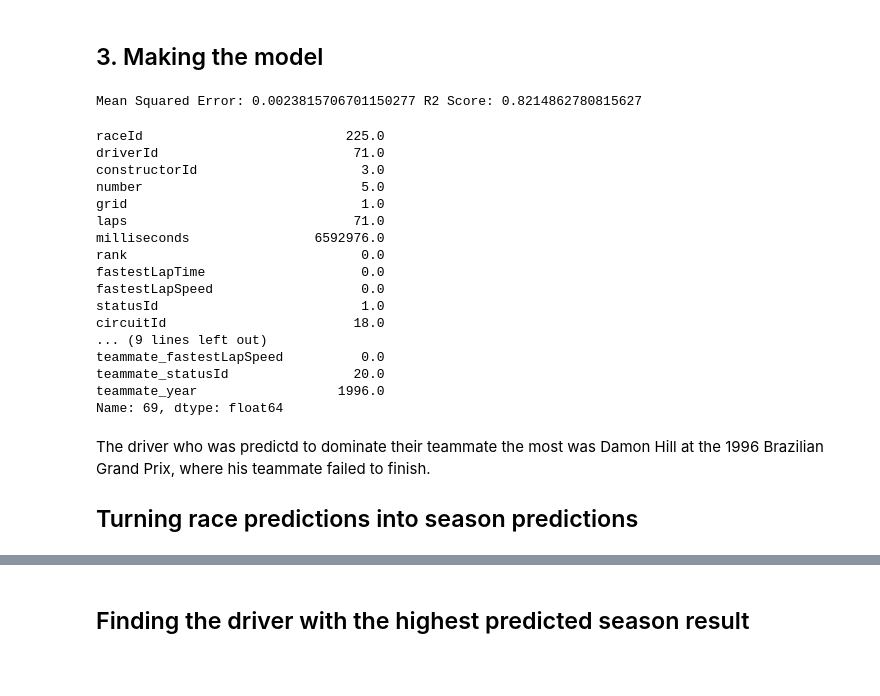
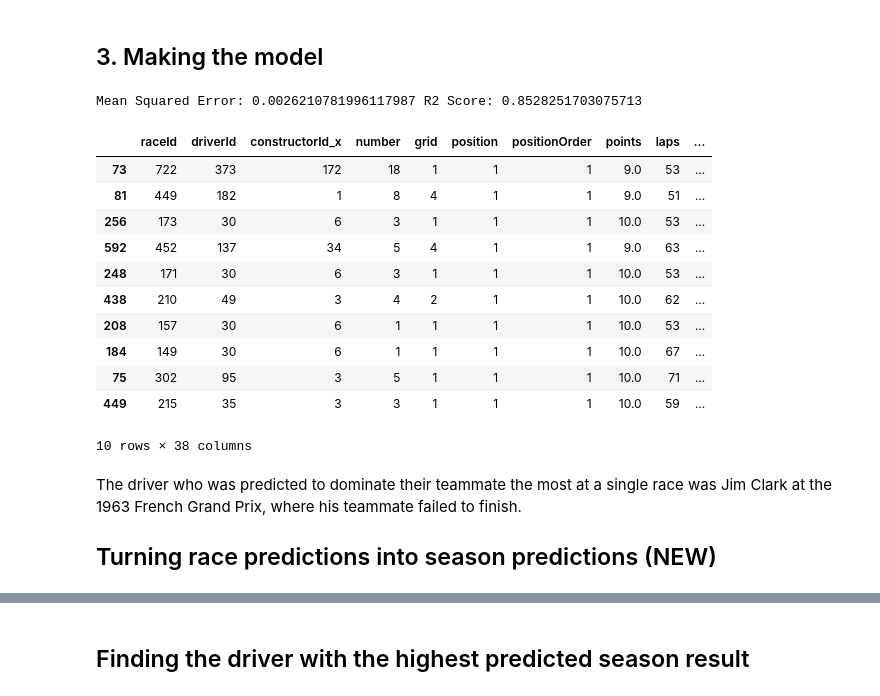
Before and after one commit to karloskarl/F1Analysis, a Jupyter notebook: dominantdriver.ipynb, the cells around one changed output, grey strips where cells are left out. Drawn from its saved outputs; the diff is of its cells as text; code cells hidden in the pictures; blank space fills up the shorter version.

Commit message:
Single race prediction fixed

```diff
--- a/dominantdriver.ipynb
+++ b/dominantdriver.ipynb
@@ -100,9 +126,9 @@ from sklearn.ensemble import RandomForestRegressor
 from sklearn.model_selection import train_test_split
 from sklearn.metrics import mean_squared_error
 
-all_results = all_results.dropna()
+training_all_results = all_results.drop(columns=['points_difference','points','teammate_points','points_difference_ratio', 'position', 'teammate_position', 'positionOrder', 'teammate_positionOrder'])
 
-X = all_results.drop(columns=['points_difference','points','teammate_points','points_difference_ratio', 'position', 'teammate_position', 'positionOrder', 'teammate_positionOrder'])
+X = training_all_results
 y = all_results['points_difference_ratio']
 
 X_train, X_test, y_train, y_test = train_test_split(X, y, test_size=0.2, random_state=42)
@@ -121,38 +147,28 @@ mse = mean_squared_error(y_test, y_pred)
 r2 = model.score(X_test, y_test)
 print("Mean Squared Error:", mse, "R2 Score:", r2)
 # %% [output]
-Mean Squared Error: 0.0023815706701150277 R2 Score: 0.8214862780815627
+Mean Squared Error: 0.0026210781996117987 R2 Score: 0.8528251703075713
-# %%
-# Find the driver with the highest predicted points difference
-max_index = np.argmax(y_pred)
-
-max_driver = X_test.iloc[max_index]
-
-# Find the driver with the highest actual points difference
-max_index = np.argmax(y_test)
-
-max_driver = X_test.iloc[max_index]
-
-print(max_driver)
-# %% [output]
-raceId                          225.0
-driverId                         71.0
-constructorId                     3.0
-number                            5.0
-grid                              1.0
-laps                             71.0
-milliseconds                6592976.0
-rank                              0.0
-fastestLapTime                    0.0
-fastestLapSpeed                   0.0
-statusId                          1.0
-circuitId                        18.0
-... (9 lines left out)
-teammate_fastestLapSpeed          0.0
-teammate_statusId                20.0
-teammate_year                  1996.0
-Name: 69, dtype: float64
+# %%
+predictions = model.predict(training_all_results)
+
+all_results['predicted_points_difference_ratio'] = predictions
+
+# Find the highest predict points difference ratio
+all_results.sort_values(by=['predicted_points_difference_ratio'], ascending=False).head(10)
+# %% [output]
+|  | raceId | driverId | constructorId_x | number | grid | position | positionOrder | points | laps | ... |
+| 73 | 722 | 373 | 172 | 18 | 1 | 1 | 1 | 9.0 | 53 | ... |
+| 81 | 449 | 182 | 1 | 8 | 4 | 1 | 1 | 9.0 | 51 | ... |
+| 256 | 173 | 30 | 6 | 3 | 1 | 1 | 1 | 10.0 | 53 | ... |
+| 592 | 452 | 137 | 34 | 5 | 4 | 1 | 1 | 9.0 | 63 | ... |
+| 248 | 171 | 30 | 6 | 3 | 1 | 1 | 1 | 10.0 | 53 | ... |
+| 438 | 210 | 49 | 3 | 4 | 2 | 1 | 1 | 10.0 | 62 | ... |
+| 208 | 157 | 30 | 6 | 1 | 1 | 1 | 1 | 10.0 | 53 | ... |
+| 184 | 149 | 30 | 6 | 1 | 1 | 1 | 1 | 10.0 | 67 | ... |
+| 75 | 302 | 95 | 3 | 5 | 1 | 1 | 1 | 10.0 | 71 | ... |
+| 449 | 215 | 35 | 3 | 3 | 1 | 1 | 1 | 10.0 | 59 | ... |
+10 rows × 38 columns
 # %% [markdown]
-The driver who was predictd to dominate their teammate the most was Damon Hill at the 1996 Brazilian Grand Prix, where his teammate failed to finish.
+The driver who was predicted to dominate their teammate the most at a single race was Jim Clark at the 1963 French Grand Prix, where his teammate failed to finish.
 
-## Turning race predictions into season predictions
+## Turning race predictions into season predictions (NEW)
```
Also changed, not shown: parts of 8 cells of this notebook.
